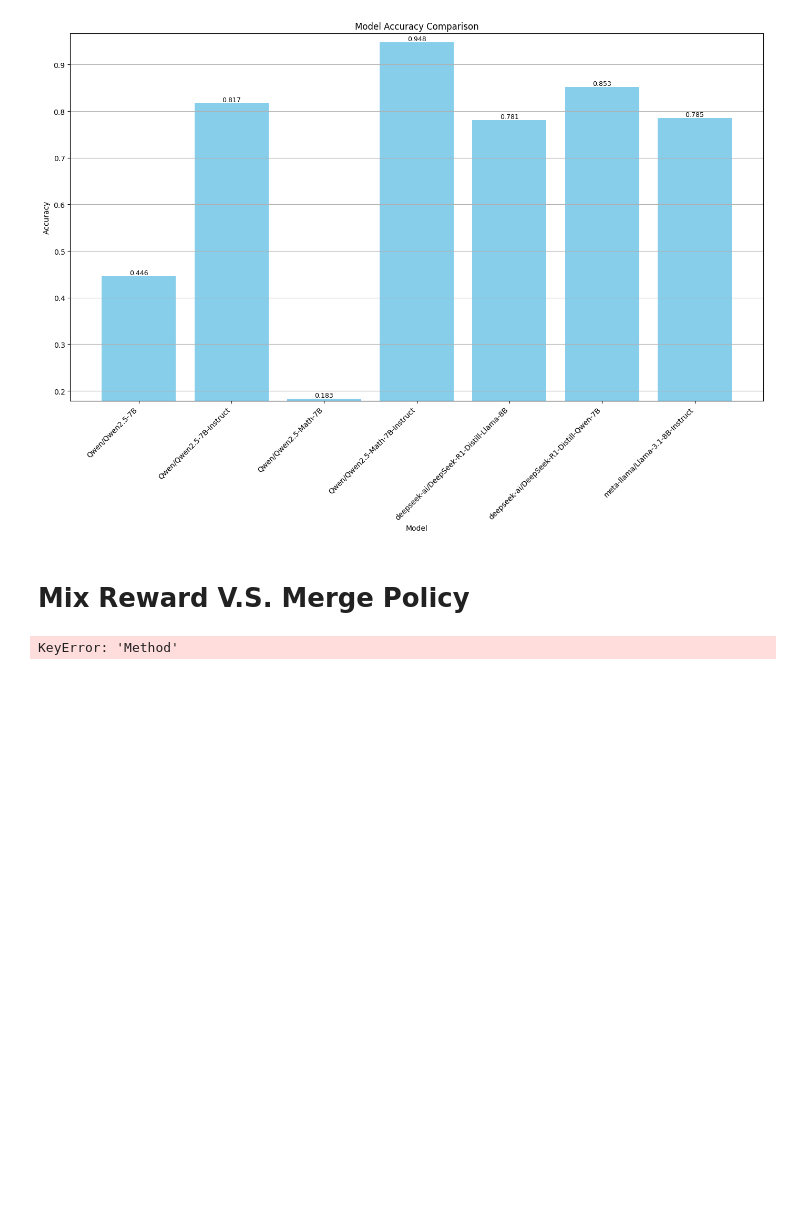
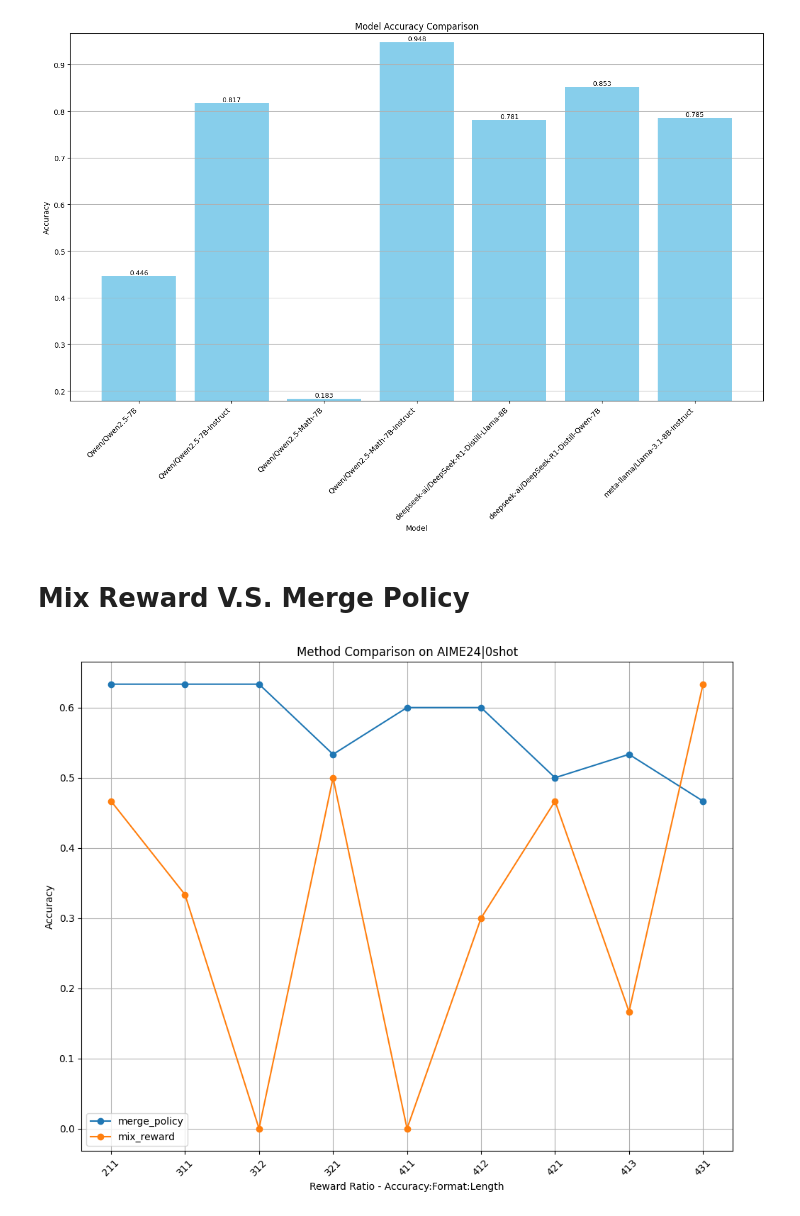
Before and after one commit to zhikaili1150/open-r1, a Jupyter notebook: notebooks/result_process.ipynb, the cells around one changed output. Saved outputs shown, nothing was run; the diff lists cells and outputs as text; code cells hidden in the pictures; blank space fills up the shorter version.

```diff
--- a/notebooks/result_process.ipynb
+++ b/notebooks/result_process.ipynb
@@ -170,32 +214,32 @@ plt.figure(figsize=(10, 8))
 #     )
 for method in methods:
     subset = df[df["Method"] == method].copy()  # 加 .copy() 以避免 SettingWithCopyWarning
 
     # 将 Model 转换成数字和
     subset["ScoreSum"] = subset["Model"].apply(lambda x: sum(int(d) for d in str(x)))
 
     # 按 ScoreSum 再按 Model 排序，避免线乱跳
     subset = subset.sort_values(by=["ScoreSum", "Model"])
 
     plt.plot(
         subset["Model"],
         subset["Accuracy"],
         label=method,
         marker="o",
         color=colors.get(method, None)
     )
 
 # 美化图像
 plt.xlabel("Reward Ratio - Accuracy:Format:Length")
 plt.ylabel("Accuracy")
-plt.title("Method Comparison on GSM8K|0shot")
+plt.title("Method Comparison on AIME24|0shot")
 plt.xticks(rotation=45)
 plt.legend()
 plt.grid(True)
 plt.tight_layout()
 
 # 保存或展示
 plt.savefig(f"{input_dir}/comparison.png", dpi=300)
 plt.show()
 # %% [output]
-KeyError: 'Method'
+[figure, added]
```
Also changed, not shown: parts of 5 cells of this notebook.
